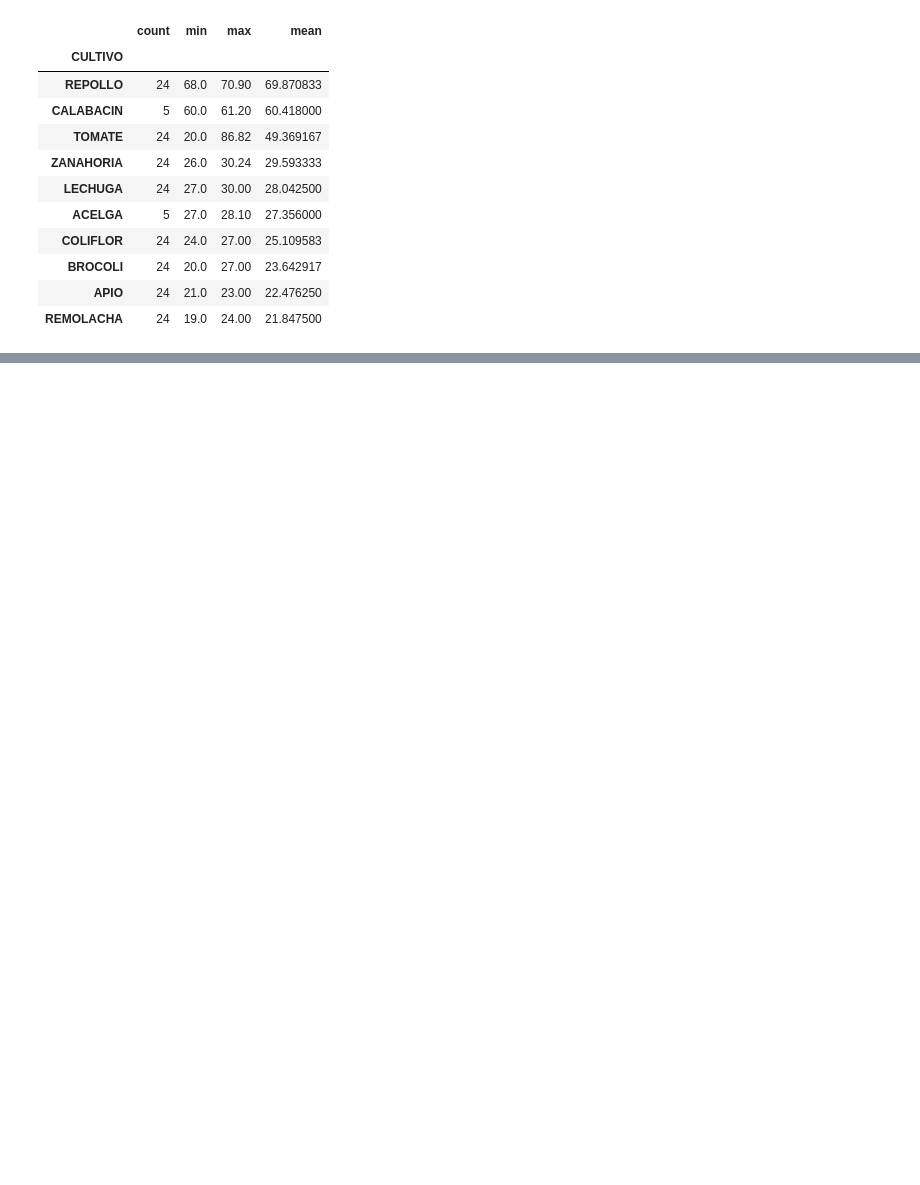
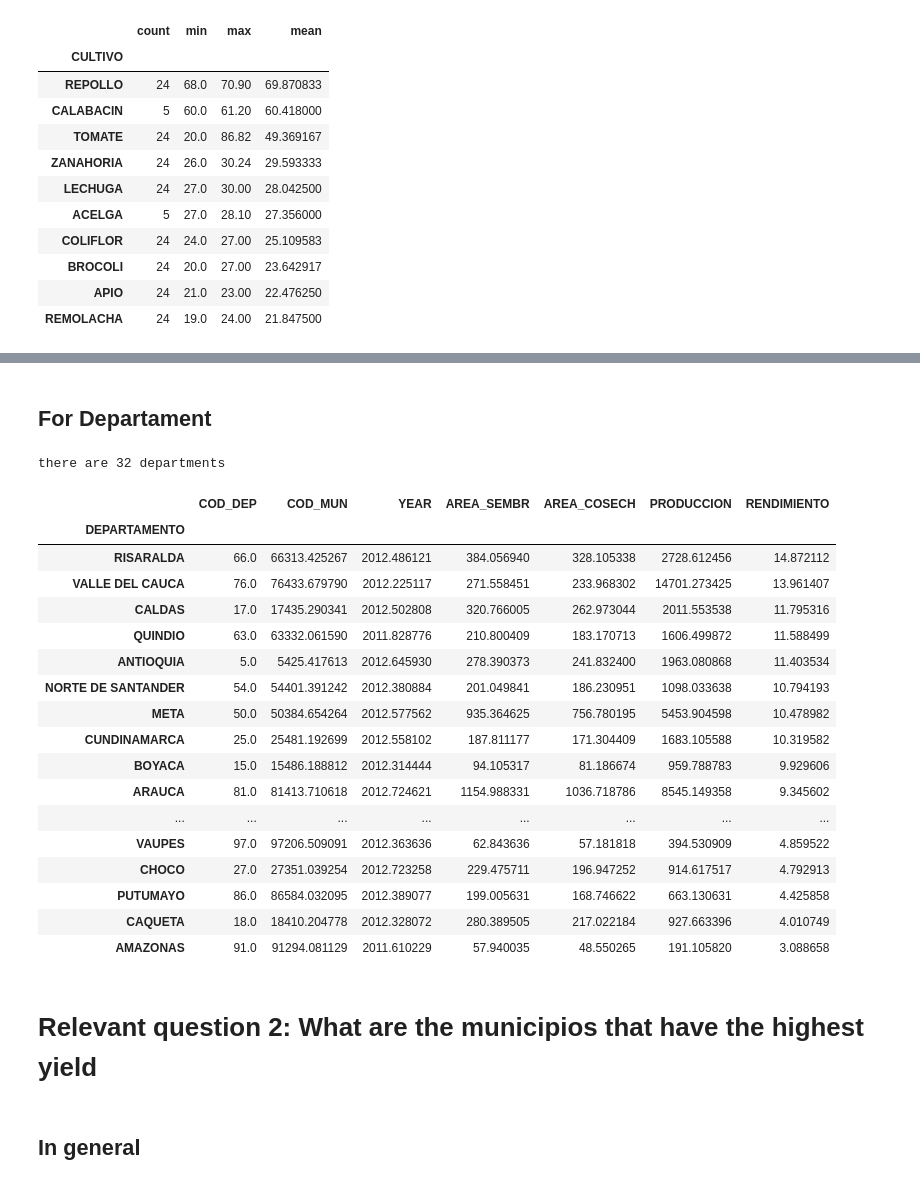
Before and after one commit to ds4a-team-envigado/project, a Jupyter notebook: Evaluaciones_Agropecuarias_Municipales_EVA/preliminary_analysis.ipynb, the cells around one changed output, grey strips where cells are left out. Cells and saved outputs as stored; diff of their text form; code cells hidden in the pictures; blank space fills up the shorter version.

```diff
--- a/Evaluaciones_Agropecuarias_Municipales_EVA/preliminary_analysis.ipynb
+++ b/Evaluaciones_Agropecuarias_Municipales_EVA/preliminary_analysis.ipynb
@@ -134,0 +158,32 @@ rendimiento_marinilla.sort_values('mean',ascending=False).head(10)
+# %% [markdown]
+## For Departament
+# %%
+rendimiento_dep = data.groupby('DEPARTAMENTO').mean()
+print("there are",len(rendimiento_dep),"departments")
+highest_department = rendimiento_dep.nlargest(32, 'RENDIMIENTO')
+highest_department
+#rendimiento_dep.sort_values(ascending=False).head(10)
+# %% [output]
+there are 32 departments
+|  | COD_DEP | COD_MUN | YEAR | AREA_SEMBR | AREA_COSECH | PRODUCCION | RENDIMIENTO |
+| DEPARTAMENTO |  |  |  |  |  |  |  |
+| RISARALDA | 66.0 | 66313.425267 | 2012.486121 | 384.056940 | 328.105338 | 2728.612456 | 14.872112 |
+| VALLE DEL CAUCA | 76.0 | 76433.679790 | 2012.225117 | 271.558451 | 233.968302 | 14701.273425 | 13.961407 |
+| CALDAS | 17.0 | 17435.290341 | 2012.502808 | 320.766005 | 262.973044 | 2011.553538 | 11.795316 |
+| QUINDIO | 63.0 | 63332.061590 | 2011.828776 | 210.800409 | 183.170713 | 1606.499872 | 11.588499 |
+| ANTIOQUIA | 5.0 | 5425.417613 | 2012.645930 | 278.390373 | 241.832400 | 1963.080868 | 11.403534 |
+| NORTE DE SANTANDER | 54.0 | 54401.391242 | 2012.380884 | 201.049841 | 186.230951 | 1098.033638 | 10.794193 |
+| META | 50.0 | 50384.654264 | 2012.577562 | 935.364625 | 756.780195 | 5453.904598 | 10.478982 |
+| CUNDINAMARCA | 25.0 | 25481.192699 | 2012.558102 | 187.811177 | 171.304409 | 1683.105588 | 10.319582 |
+| BOYACA | 15.0 | 15486.188812 | 2012.314444 | 94.105317 | 81.186674 | 959.788783 | 9.929606 |
+| ARAUCA | 81.0 | 81413.710618 | 2012.724621 | 1154.988331 | 1036.718786 | 8545.149358 | 9.345602 |
+| ... | ... | ... | ... | ... | ... | ... | ... |
+| VAUPES | 97.0 | 97206.509091 | 2012.363636 | 62.843636 | 57.181818 | 394.530909 | 4.859522 |
+| CHOCO | 27.0 | 27351.039254 | 2012.723258 | 229.475711 | 196.947252 | 914.617517 | 4.792913 |
+| PUTUMAYO | 86.0 | 86584.032095 | 2012.389077 | 199.005631 | 168.746622 | 663.130631 | 4.425858 |
+| CAQUETA | 18.0 | 18410.204778 | 2012.328072 | 280.389505 | 217.022184 | 927.663396 | 4.010749 |
+| AMAZONAS | 91.0 | 91294.081129 | 2011.610229 | 57.940035 | 48.550265 | 191.105820 | 3.088658 |
+# %% [markdown]
+# Relevant question 2: What are the municipios that have the highest yield
+# %% [markdown]
+## In general
```
Also changed, not shown: parts of 23 cells of this notebook.
